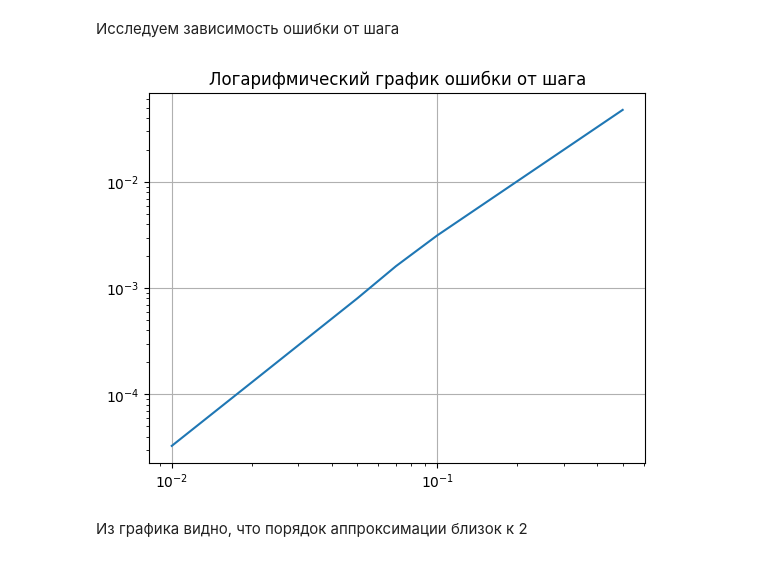
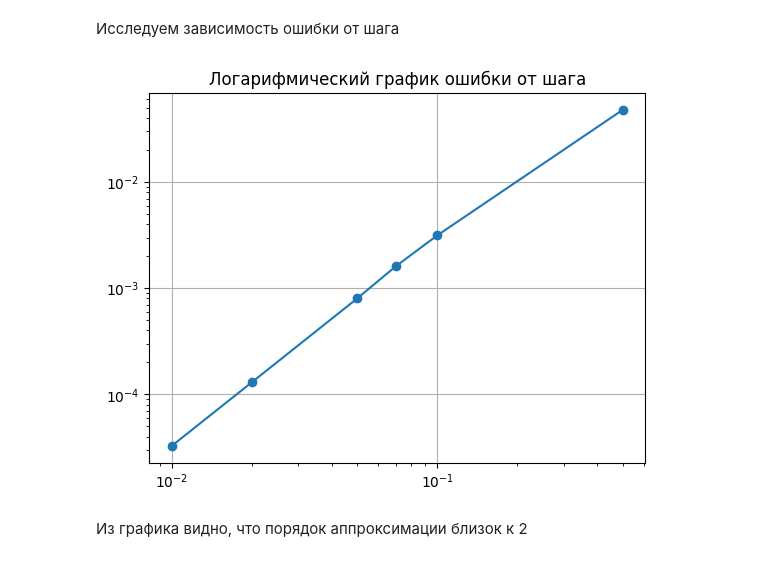
Before and after one commit to Xopppek/num_methods_sem7, a Jupyter notebook: lab2/lab2.ipynb, the cells around one changed output. Saved outputs shown, nothing was run; the diff lists cells and outputs as text; code cells hidden in the pictures.

```diff
--- a/lab2/lab2.ipynb
+++ b/lab2/lab2.ipynb
@@ -142,13 +142,12 @@ for h_i in steps:
 
     errs.append(np.max(np.abs(u - analitical(X, Y))))
 # %%
-plt.loglog(steps, errs)
+plt.loglog(steps, errs, marker='o')
 plt.title("Логарифмический график ошибки от шага")
 plt.grid(True)
-
 plt.show()
 # %% [output]
-[figure, old version]
+[figure, new version]
 # %% [markdown]
 Из графика видно, что порядок аппроксимации близок к 2
 # %% [markdown]
```
Also changed, not shown: parts of 1 cell of this notebook, 1 other file.
